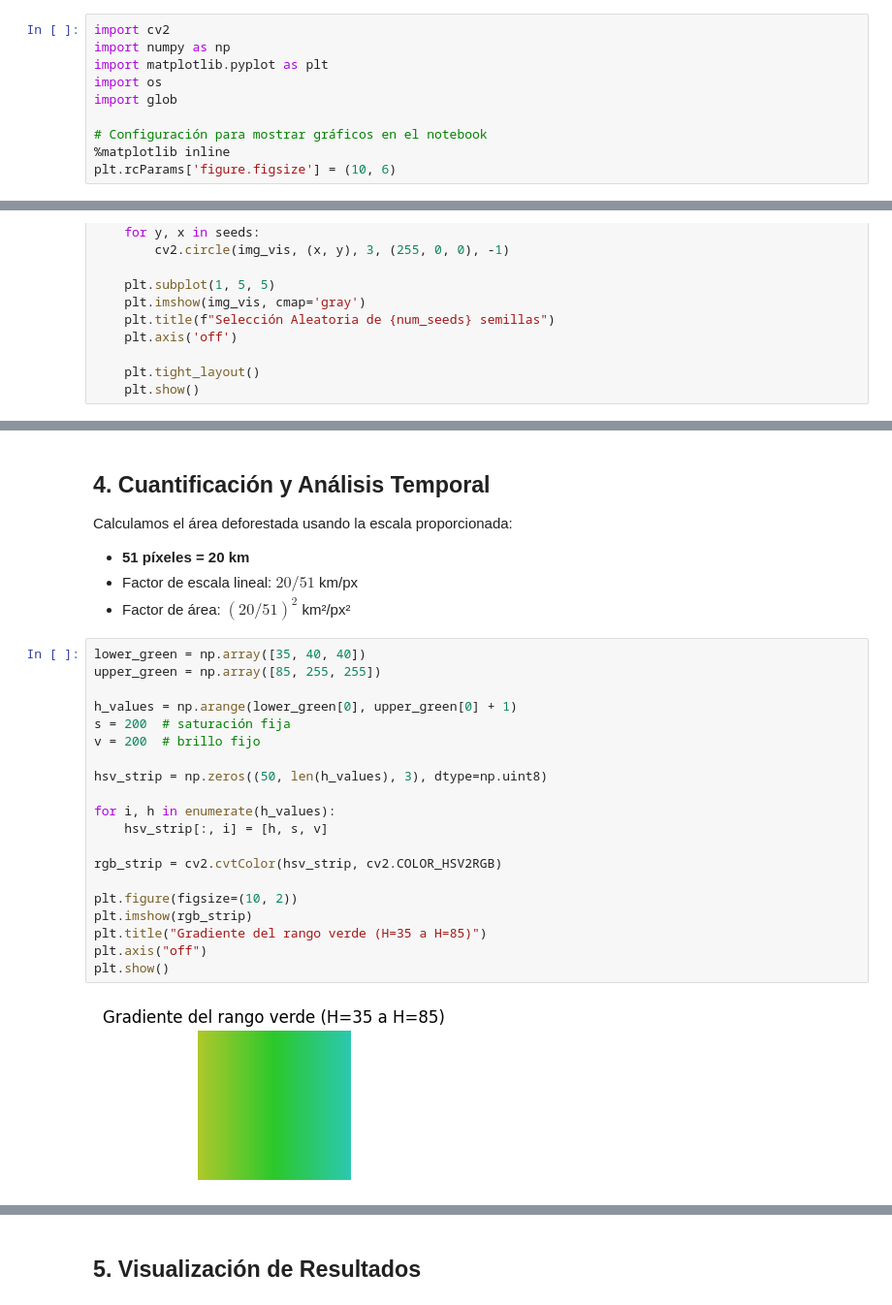
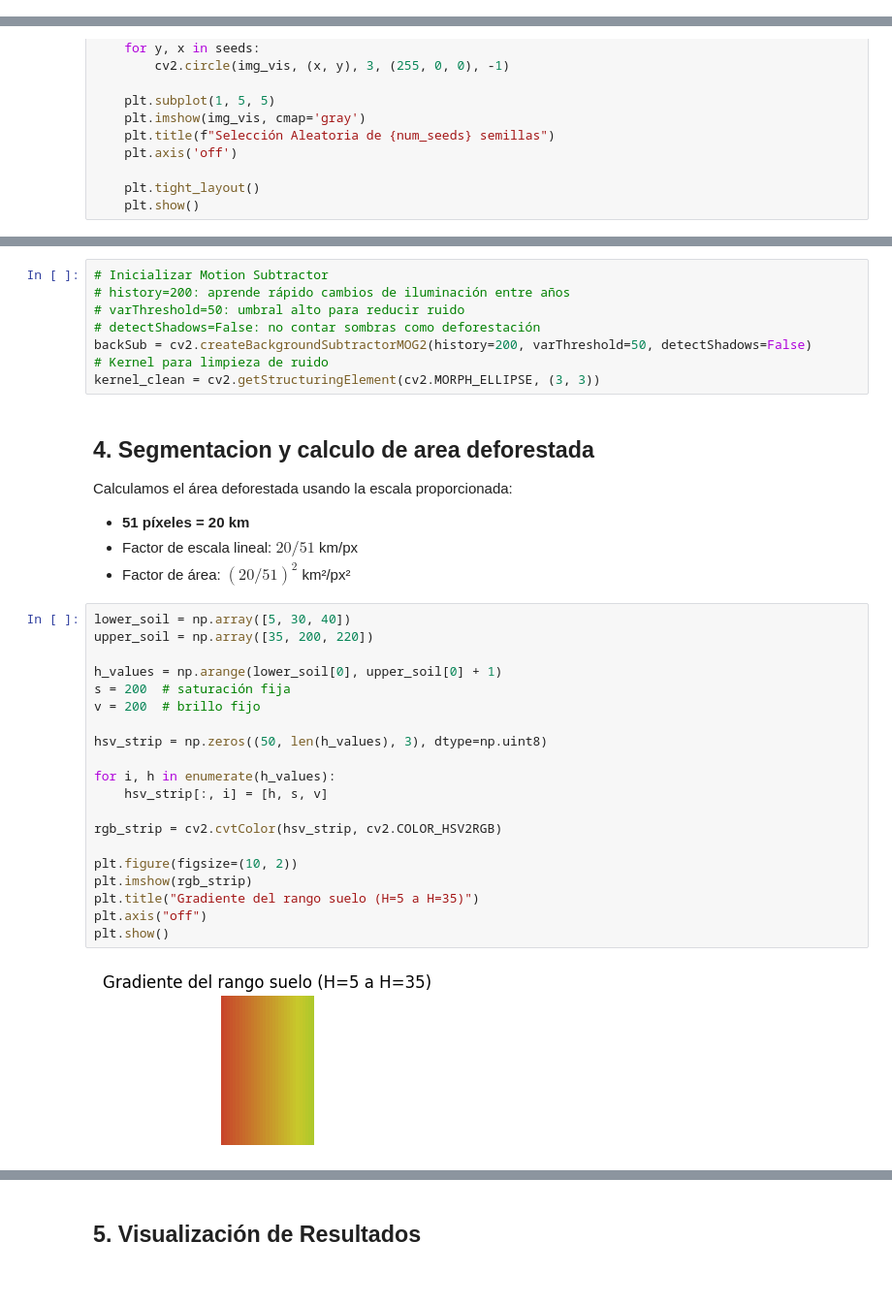
Before and after one commit to jucasamesa/deforestacion-segmentacion, a Jupyter notebook: solution.ipynb, the cells around one changed output, grey strips where cells are left out. Shown at 97% size. Drawn from its saved outputs; the diff is of its cells as text.

Commit message:
segmentacion optimizada

```diff
--- a/solution.ipynb
+++ b/solution.ipynb
@@ -4,13 +4,3 @@
 Este cuaderno contiene la implementación paso a paso para la detección y cuantificación de áreas deforestadas en imágenes satelitales del Bosque Nacional Jamanxim.
 # %% [markdown]
 ## 1. Configuración e Importación de Librerías
-# %%
-import cv2
-import numpy as np
-import matplotlib.pyplot as plt
-import os
-import glob
-
-# Configuración para mostrar gráficos en el notebook
-%matplotlib inline
-plt.rcParams['figure.figsize'] = (10, 6)
@@ -466,29 +579,37 @@ def segment_grabcut_forest(img, iterations=5):
+# %%
+# Inicializar Motion Subtractor
+# history=200: aprende rápido cambios de iluminación entre años
+# varThreshold=50: umbral alto para reducir ruido
+# detectShadows=False: no contar sombras como deforestación
+backSub = cv2.createBackgroundSubtractorMOG2(history=200, varThreshold=50, detectShadows=False)
+# Kernel para limpieza de ruido
+kernel_clean = cv2.getStructuringElement(cv2.MORPH_ELLIPSE, (3, 3))
 # %% [markdown]
-## 4. Cuantificación y Análisis Temporal
+## 4. Segmentacion y calculo de area deforestada
 
 Calculamos el área deforestada usando la escala proporcionada:
 - **51 píxeles = 20 km**
 - Factor de escala lineal: $20 / 51$ km/px
 - Factor de área: $(20 / 51)^2$ km²/px²
 # %%
-lower_green = np.array([35, 40, 40])
-upper_green = np.array([85, 255, 255])
+lower_soil = np.array([5, 30, 40])
+upper_soil = np.array([35, 200, 220])
 
-h_values = np.arange(lower_green[0], upper_green[0] + 1)
+h_values = np.arange(lower_soil[0], upper_soil[0] + 1)
 s = 200  # saturación fija
 v = 200  # brillo fijo
 
 hsv_strip = np.zeros((50, len(h_values), 3), dtype=np.uint8)
 
 for i, h in enumerate(h_values):
     hsv_strip[:, i] = [h, s, v]
 
 rgb_strip = cv2.cvtColor(hsv_strip, cv2.COLOR_HSV2RGB)
 
 plt.figure(figsize=(10, 2))
 plt.imshow(rgb_strip)
-plt.title("Gradiente del rango verde (H=35 a H=85)")
+plt.title("Gradiente del rango suelo (H=5 a H=35)")
 plt.axis("off")
 plt.show()
 # %% [output]
-[figure, old version]
+[figure, new version]
```
Also changed, not shown: parts of 22 cells of this notebook, 12 other files.
